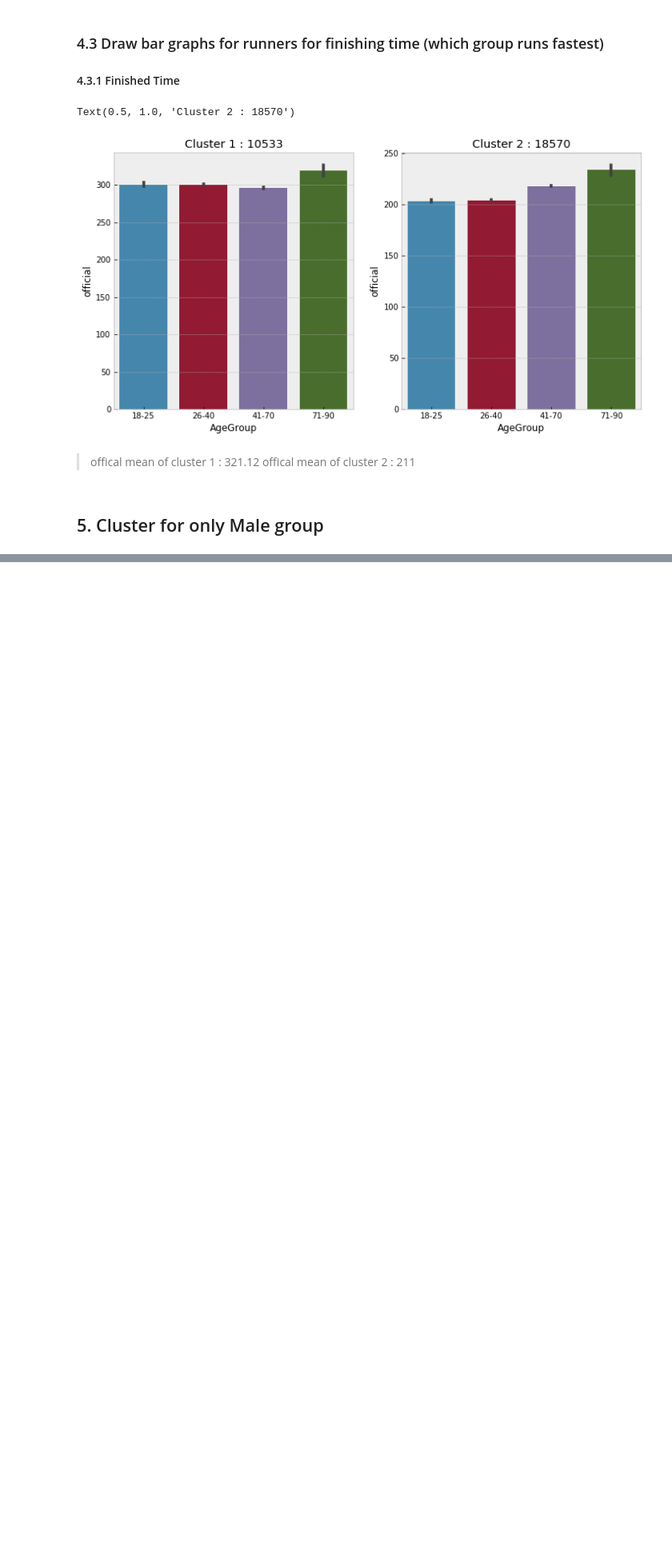
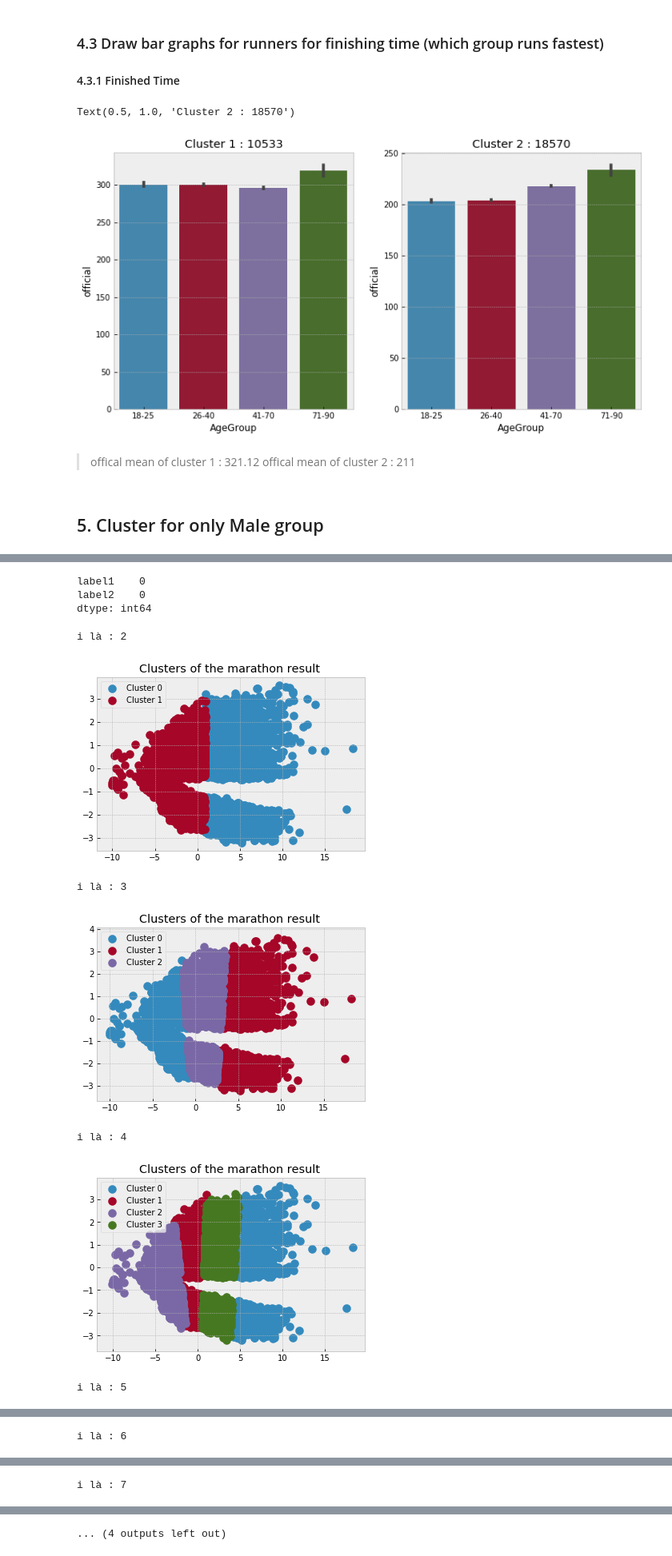
Before and after one commit to uml4/machine_learning_course, a Jupyter notebook: Boston Marathon project/Boston Marathon project.ipynb, the cells around one changed output, grey strips where cells are left out. Shown at 80% size. Cells and saved outputs as stored; diff of their text form; code cells hidden in the pictures; blank space fills up the shorter version.

```diff
--- a/Boston Marathon project/Boston Marathon project.ipynb
+++ b/Boston Marathon project/Boston Marathon project.ipynb
@@ -662,0 +727,7 @@ Text(0.5, 1.0, 'Cluster 2 : 18570')
+# %%
+male_data_pca2 = pd.DataFrame(male_data_pca, columns = ['label1','label2'])
+male_data_pca2.isnull().sum()
+# %% [output]
+label1    0
+label2    0
+dtype: int64
@@ -662,0 +745,17 @@ Text(0.5, 1.0, 'Cluster 2 : 18570')
+# %%
+for i in range(2,10):
+    print(f"i là : {i}")
+    male_data_pred_pca = investigate_kmeans(male_data_pca2,male_data_pca2, i)
+    for j in range(0,i):
+        plt.scatter(male_data_pred_pca.label1[male_data_pred_pca['cluster_assignment'] == j ], male_data_pred_pca.label2[male_data_pred_pca['cluster_assignment'] == j], s = 100, label = 'Cluster '+str(j) )
+    plt.title('Clusters of the marathon result ')
+    plt.legend()
+    plt.show()
+# %% [output]
+i là : 2
+[figure, added]
+i là : 3
+[figure, added]
+i là : 4
+[figure, added]
+i là : 5
@@ -662,0 +763 @@ Text(0.5, 1.0, 'Cluster 2 : 18570')
+i là : 6
@@ -662,0 +765 @@ Text(0.5, 1.0, 'Cluster 2 : 18570')
+i là : 7
@@ -662,0 +767 @@ Text(0.5, 1.0, 'Cluster 2 : 18570')
+... (4 outputs left out)
```
Also changed, not shown: parts of 23 cells of this notebook.
